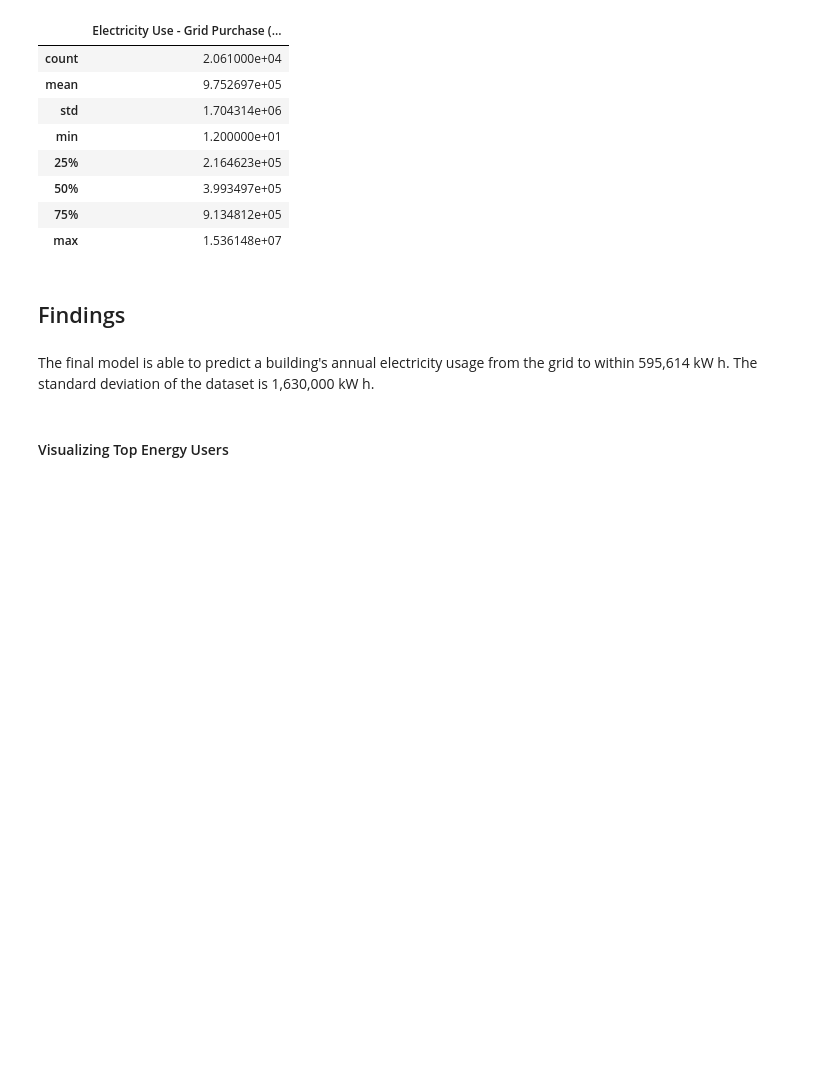
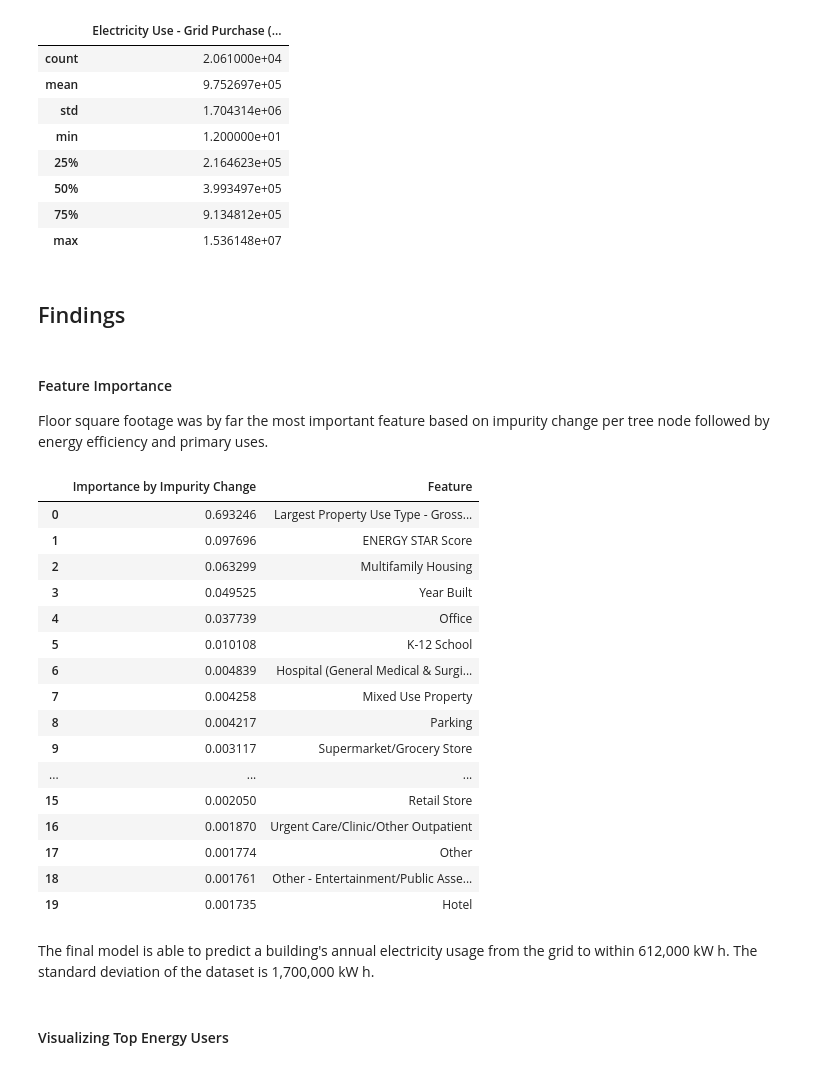
Before and after one commit to ewjohn127/CAPSTONE, a Jupyter notebook: NYC_energy_notebook.ipynb, the cells around one changed output. Saved outputs shown, nothing was run; the diff lists cells and outputs as text; code cells hidden in the pictures; blank space fills up the shorter version.

```diff
--- a/NYC_energy_notebook.ipynb
+++ b/NYC_energy_notebook.ipynb
@@ -303,7 +332,7 @@ RandomForestRegressor()
 # %%
 params = {'n_estimators':np.linspace(10,400,num=10,dtype=int),
-          'max_depth': np.linspace(1,40,num=5,dtype=int),
-          'min_samples_split': np.linspace(2,10,num=5,dtype=int)}
+          'max_depth': np.linspace(1,100,num=5,dtype=int),
+          'min_samples_split': np.linspace(2,50,num=5,dtype=int)}
 gs = GridSearchCV(rfr,params)
 gs.fit(X_train_ohe,y_train)
 gs.best_params_
@@ -312,5 +341,5 @@ gs.best_params_
 # %%
-best_params = {'max_depth': 36, 'min_samples_split': 10, 'n_estimators': 356}
+best_params = {'max_depth': 100, 'min_samples_split': 14, 'n_estimators': 270}
 # %%
 rfr = RandomForestRegressor(max_depth=best_params['max_depth'],min_samples_split=best_params['min_samples_split'],n_estimators=best_params['n_estimators'])
 rfr.fit(X_train_ohe.filter(final_list),y_train)
@@ -348,11 +379,35 @@ dfx[['Electricity Use - Grid Purchase (kWh)']].describe()
 | max | 1.536148e+07 |
 # %% [markdown]
 ## Findings
+# %% [markdown]
+#### Feature Importance
+
+Floor square footage was by far the most important feature based on impurity change per tree node followed by energy efficiency and primary uses.
 # %%
 features = [(x,y) for x,y in zip(rfr.feature_importances_,final_list)]
 features.sort(key=lambda x: x[0],reverse=True)
+df_feat = pd.DataFrame(features, columns = ['Importance by Impurity Change','Feature'])
+df_feat.head(20)
+# %% [output]
+|  | Importance by Impurity Change | Feature |
+| 0 | 0.693246 | Largest Property Use Type - Gross... |
+| 1 | 0.097696 | ENERGY STAR Score |
+| 2 | 0.063299 | Multifamily Housing |
+| 3 | 0.049525 | Year Built |
+| 4 | 0.037739 | Office |
+| 5 | 0.010108 | K-12 School |
+| 6 | 0.004839 | Hospital (General Medical & Surgi... |
+| 7 | 0.004258 | Mixed Use Property |
+| 8 | 0.004217 | Parking |
+| 9 | 0.003117 | Supermarket/Grocery Store |
+| ... | ... | ... |
+| 15 | 0.002050 | Retail Store |
+| 16 | 0.001870 | Urgent Care/Clinic/Other Outpatient |
+| 17 | 0.001774 | Other |
+| 18 | 0.001761 | Other - Entertainment/Public Asse... |
+| 19 | 0.001735 | Hotel |
 # %% [markdown]
-The final model is able to predict a building's annual electricity usage from the grid to within 595,614 kW h. The standard deviation of the dataset is 1,630,000 kW h.
+The final model is able to predict a building's annual electricity usage from the grid to within 612,000 kW h. The standard deviation of the dataset is 1,700,000 kW h.
 # %% [markdown]
 #### Visualizing Top Energy Users
 # %%
```
Also changed, not shown: parts of 38 cells of this notebook, 3 other files.
